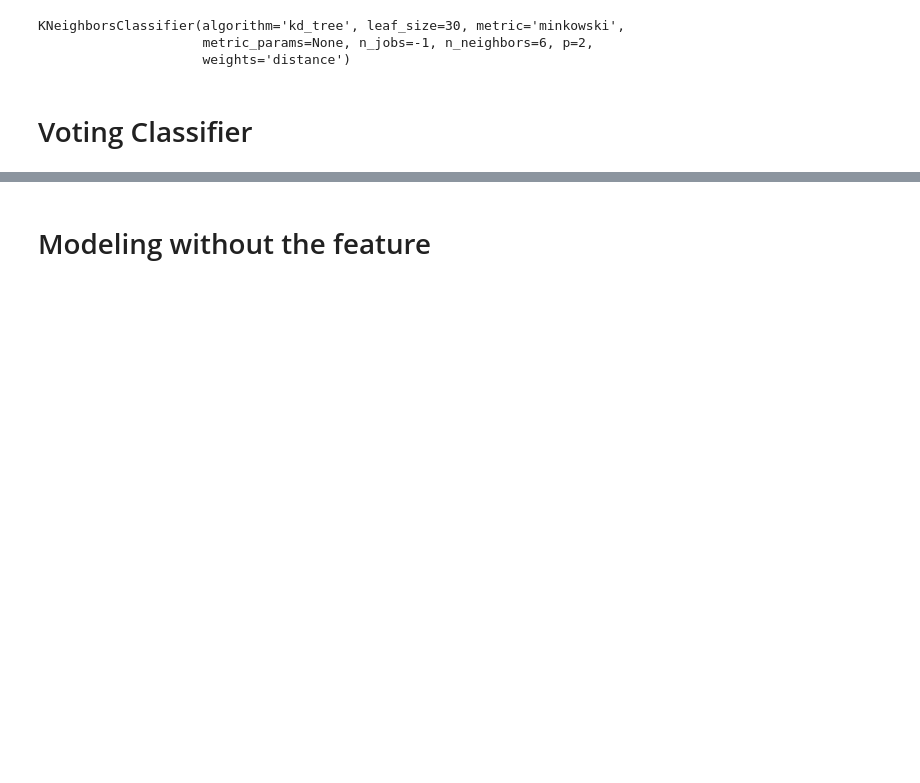
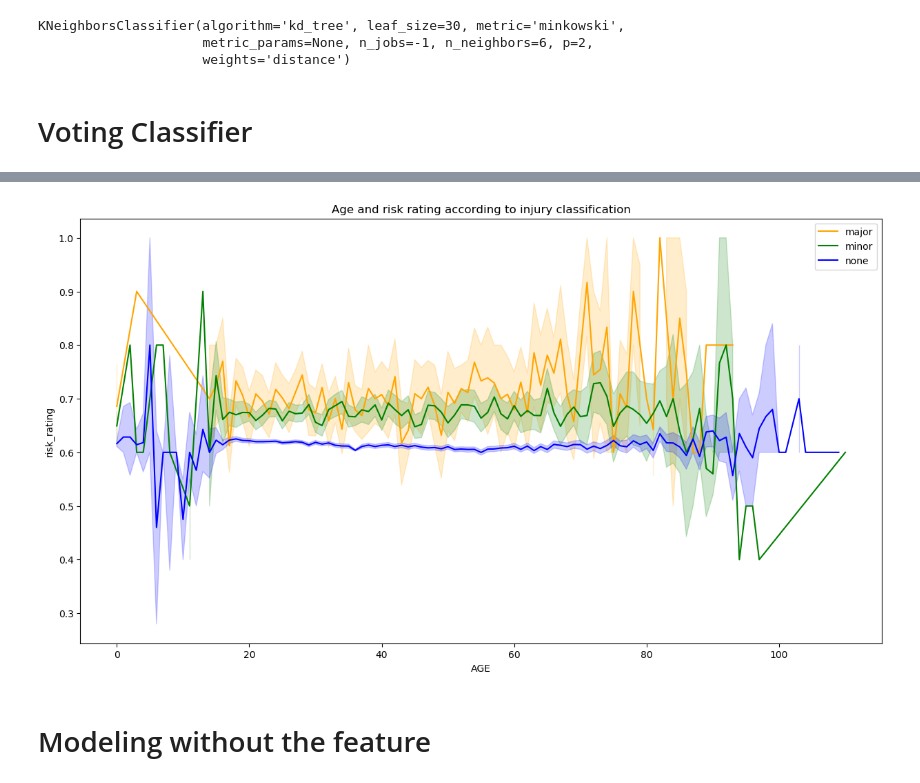
Before and after one commit to jdanielkim/carcrash_MOD3, a Jupyter notebook: Draft_4.ipynb, the cells around one changed output, grey strips where cells are left out. Drawn from its saved outputs; the diff is of its cells as text; code cells hidden in the pictures; blank space fills up the shorter version.

Commit message:
risk and age

```diff
--- a/Draft_4.ipynb
+++ b/Draft_4.ipynb
@@ -1535,2 +1551,5 @@ Confusion matrix, without normalization
  [    0     0   364]]
 [figure]
+# %%
+graphing=result.groupby('INJURY_CLASSIFICATION').apply(lambda x:x.sort_values(by=['INJURY_CLASSIFICATION'],
+                                                                    ascending=True))
@@ -1536,0 +1584,3 @@ Confusion matrix, without normalization
+# %%
+graph_data=graphing[-1755: ]
+graph_data['AGE']
@@ -1536,0 +1601,3 @@ Confusion matrix, without normalization
+# %%
+graph_data1=graphing[0:235093]
+graph_data1['AGE']
@@ -1536,0 +1618,3 @@ Confusion matrix, without normalization
+# %%
+graph_data2=graphing[235093:246211]
+graph_data2['AGE']
@@ -1537,3 +1649,11 @@ Confusion matrix, without normalization
+# %%
+plt.figure(figsize=(15,8))
+sns.lineplot(y=graph_data['risk_rating'], x = graph_data['AGE'], data=result, color = 'orange', label='major')
+sns.lineplot(y=graph_data2['risk_rating'], x = graph_data2['AGE'], data=result, color ='green', label = 'minor')
+sns.lineplot(y=graph_data1['risk_rating'], x = graph_data1['AGE'], data=result, color = 'blue', label = 'none')
+plt.title('Age and risk rating according to injury classification');
+# %% [output]
+[figure, added]
 # %% [markdown]
 # Modeling without the feature
 # %%
```
Also changed, not shown: parts of 27 cells of this notebook.
